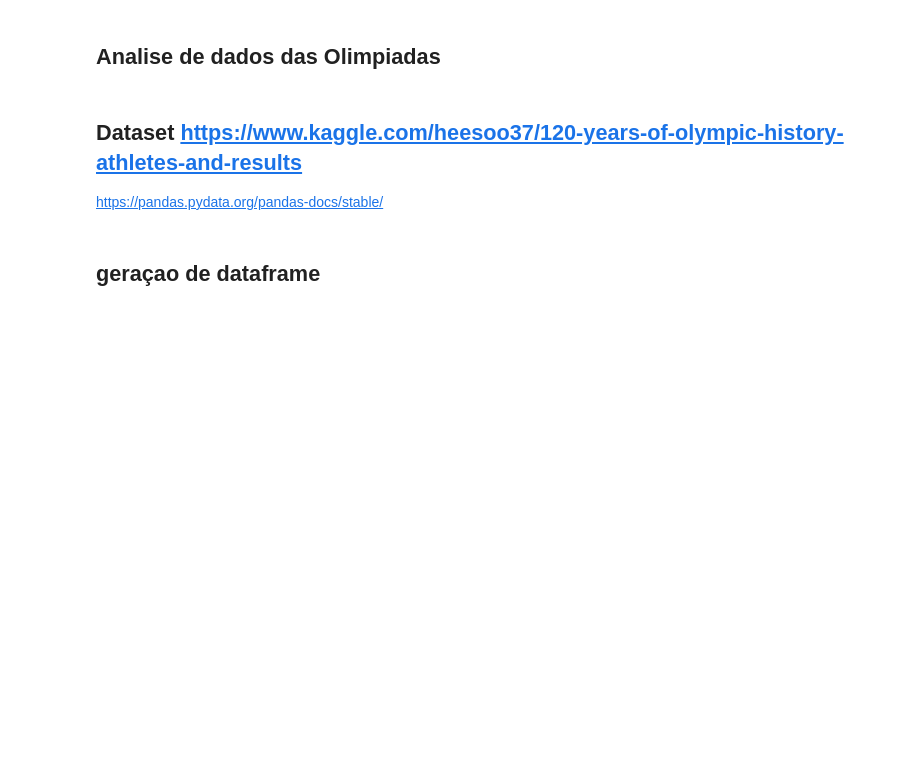
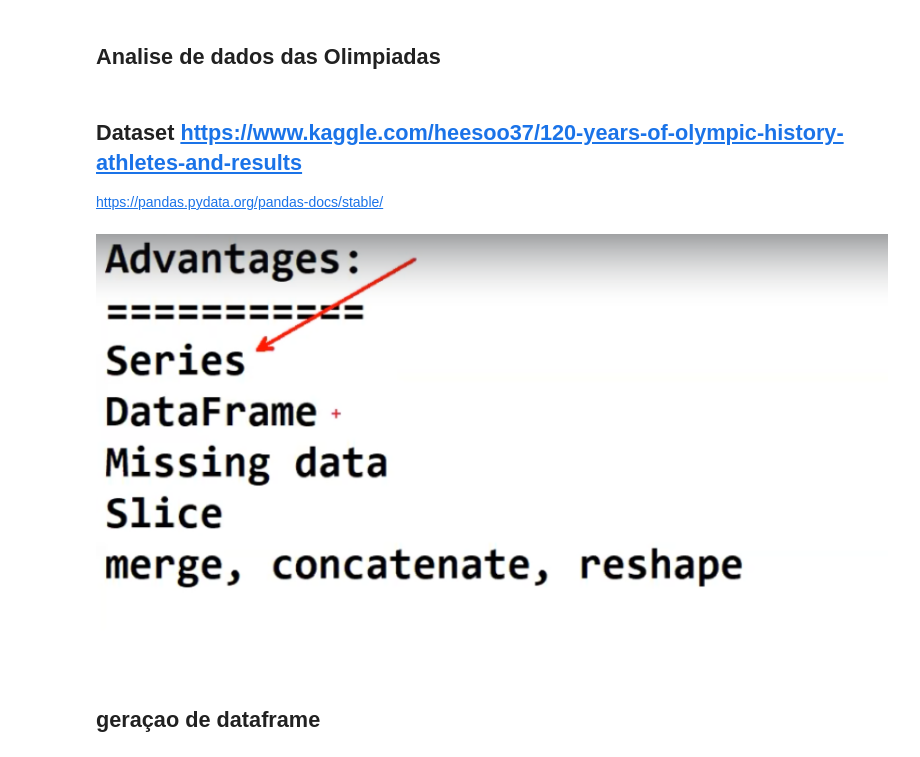
Before and after one commit to WesleySiNeves/AprendendoPython, a Jupyter notebook: pyData/Pandas/Exemplo_UsoPandas_1.ipynb, the cells around one changed output. Saved outputs shown, nothing was run; the diff lists cells and outputs as text; code cells hidden in the pictures; blank space fills up the shorter version.

```diff
--- a/pyData/Pandas/Exemplo_UsoPandas_1.ipynb
+++ b/pyData/Pandas/Exemplo_UsoPandas_1.ipynb
@@ -4,6 +4,13 @@
 ## Dataset https://www.kaggle.com/heesoo37/120-years-of-olympic-history-athletes-and-results
 
 https://pandas.pydata.org/pandas-docs/stable/
+# %%
+diretorio_imagens =r'D:\Wesley\VersionCode\AprendendoPython\AprendendoPython\pyData\Pandas\Arquivos'
+# %%
+from IPython.display import Image
+Image(diretorio_imagens +'\Pandas_1.PNG')
+# %% [output]
+[figure, added]
 # %%
 import pandas as pd
 # %% [markdown]
```
Also changed, not shown: parts of 2 cells of this notebook, 7 other files.
